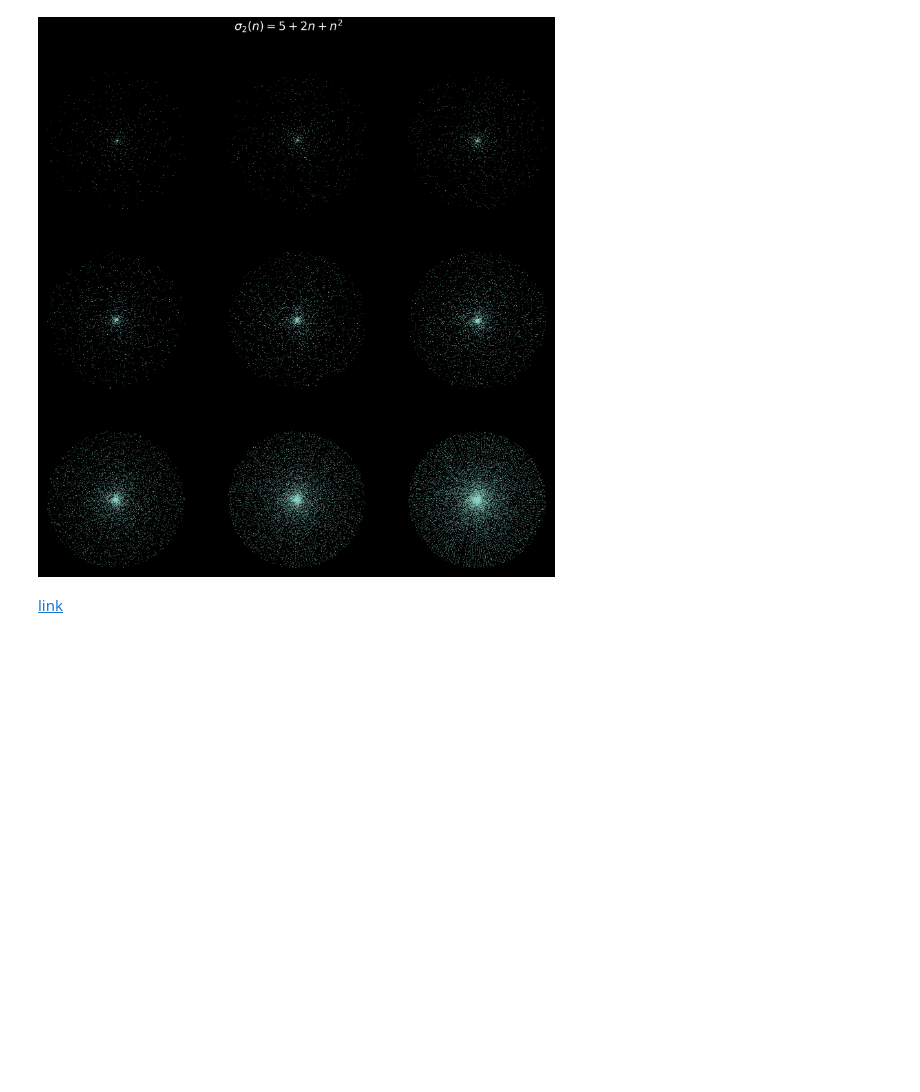
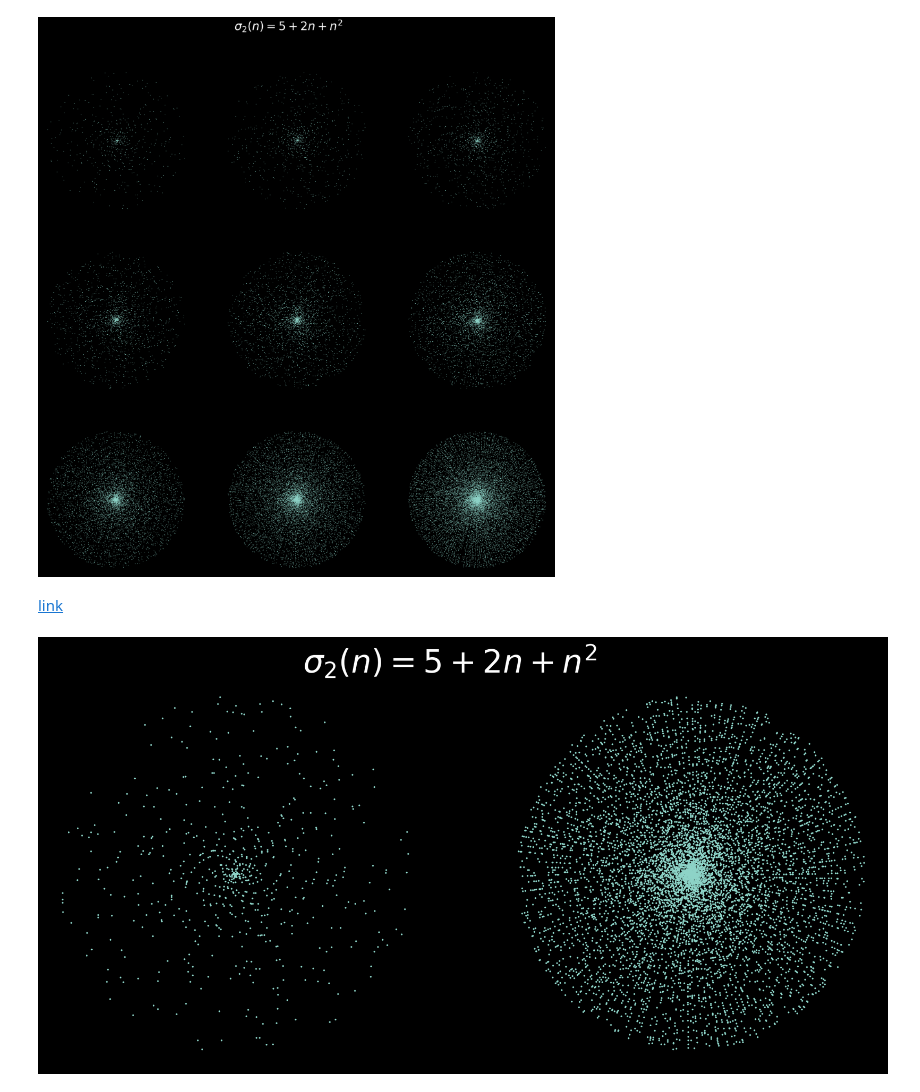
Before and after one commit to OrnlyP63/Medium, a Jupyter notebook: prime_spiral/Untitled.ipynb, the cells around one changed output. Drawn from its saved outputs; the diff is of its cells as text; code cells hidden in the pictures; blank space fills up the shorter version.

```diff
--- a/prime_spiral/Untitled.ipynb
+++ b/prime_spiral/Untitled.ipynb
@@ -84,0 +100,19 @@ plt.savefig('twin_primes3.png', dpi=300)
+# %%
+s = 0.5
+plt.figure(figsize=(15, 7))
+plt.suptitle(r'$\sigma_2(n) = 5 + 2n + n^2$', fontsize=32, y=0.95)
+
+primes = twin_primes(18000)
+x, y = get_coordinate(primes)
+ax = plt.subplot(1, 2, 1)
+ax.scatter(x, y, s=s)
+ax.axis("off")
+
+primes = twin_primes(400000)
+x, y = get_coordinate(primes)
+ax = plt.subplot(1, 2, 2)
+ax.scatter(x, y, s=s)
+ax.axis("off")
+plt.savefig('twin_primes4.png', dpi=300)
+# %% [output]
+[figure, added]
```
Also changed, not shown: parts of 1 cell of this notebook, 12 other files.
